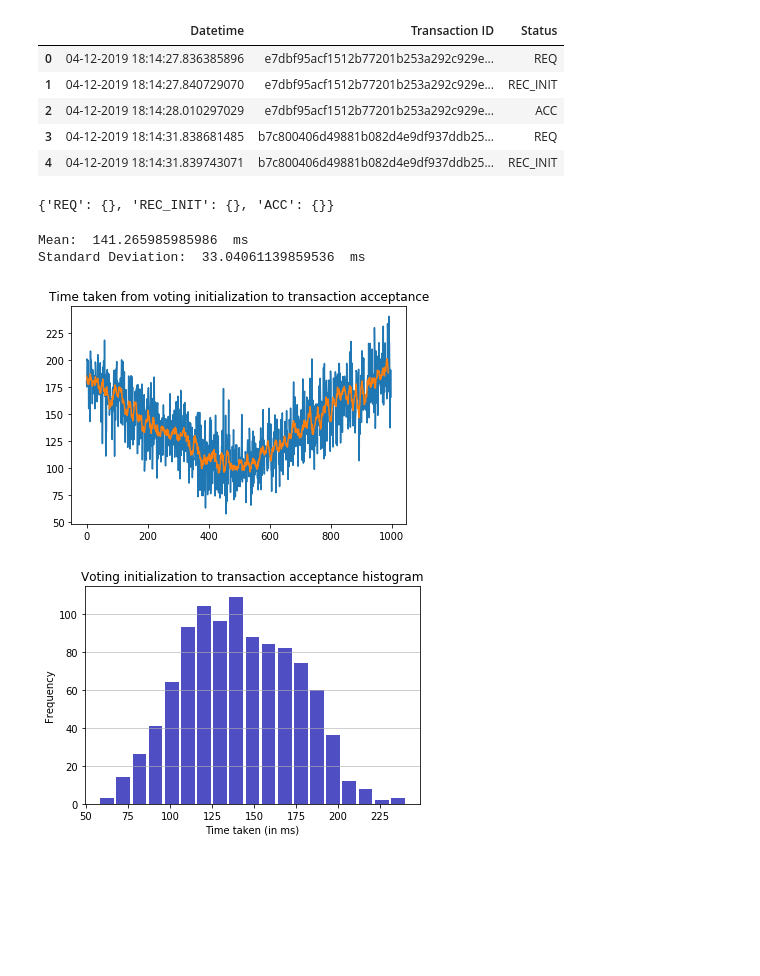
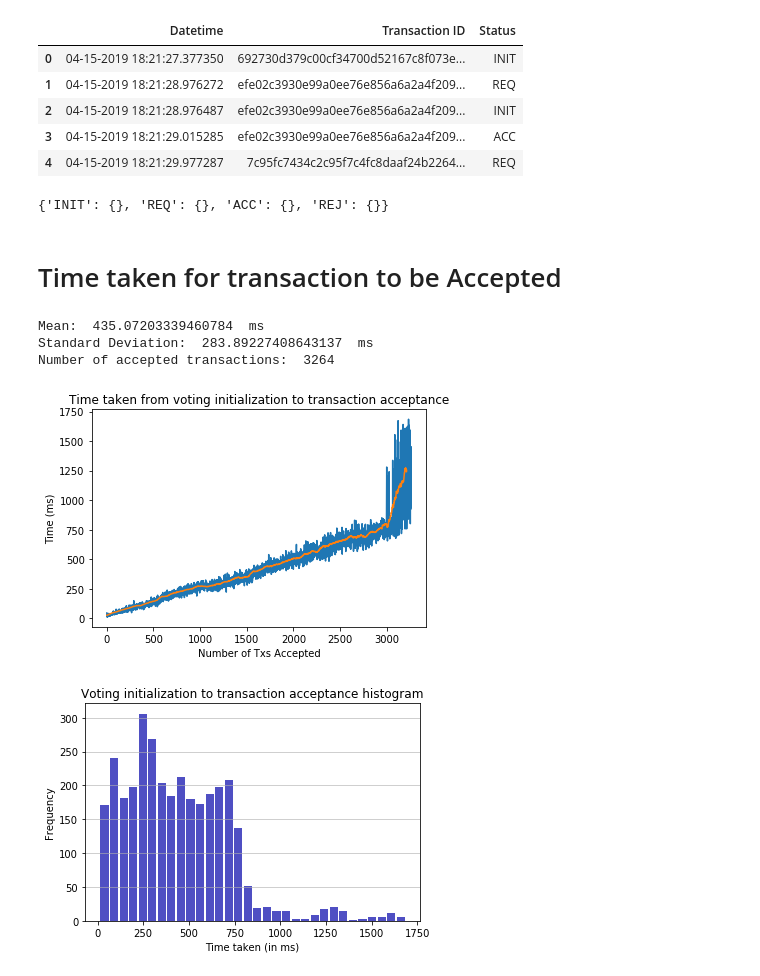
Before and after one commit to hanstananda/blockchain_ureca, a Jupyter notebook: plotter.ipynb, the cells around one changed output. Cells and saved outputs as stored; diff of their text form; code cells hidden in the pictures; blank space fills up the shorter version.

Commit message:
added result test, added rejection graph

```diff
--- a/plotter.ipynb
+++ b/plotter.ipynb
@@ -6,19 +6,19 @@ import statistics
 import os
 import numpy as np
 # %%
-file_location = "./test results/test_2/"
-filename = "3002.csv"
+file_location = "./test results/test_3/"
+filename = "3000.csv"
 data = pd.read_csv(os.path.join(file_location,filename), converters={'Datetime': str.strip, 'Transaction ID': str.strip, 'Status': str.strip})
 # %%
 # Preview data
 data.head()
 # %% [output]
 |  | Datetime | Transaction ID | Status |
-| 0 | 04-12-2019 18:14:27.836385896 | e7dbf95acf1512b77201b253a292c929e... | REQ |
-| 1 | 04-12-2019 18:14:27.840729070 | e7dbf95acf1512b77201b253a292c929e... | REC_INIT |
-| 2 | 04-12-2019 18:14:28.010297029 | e7dbf95acf1512b77201b253a292c929e... | ACC |
-| 3 | 04-12-2019 18:14:31.838681485 | b7c800406d49881b082d4e9df937ddb25... | REQ |
-| 4 | 04-12-2019 18:14:31.839743071 | b7c800406d49881b082d4e9df937ddb25... | REC_INIT |
+| 0 | 04-15-2019 18:21:27.377350 | 692730d379c00cf34700d52167c8f073e... | INIT |
+| 1 | 04-15-2019 18:21:28.976272 | efe02c3930e99a0ee76e856a6a2a4f209... | REQ |
+| 2 | 04-15-2019 18:21:28.976487 | efe02c3930e99a0ee76e856a6a2a4f209... | INIT |
+| 3 | 04-15-2019 18:21:29.015285 | efe02c3930e99a0ee76e856a6a2a4f209... | ACC |
+| 4 | 04-15-2019 18:21:29.977287 | 7c95fc7434c2c95f7c4fc8daaf24b2264... | REQ |
 # %%
 status = data["Status"].unique()
 history = {}
@@ -26,7 +26,7 @@ for i in status:
     history[i] = {}
 print(history)
 # %% [output]
-{'REQ': {}, 'REC_INIT': {}, 'ACC': {}}
+{'INIT': {}, 'REQ': {}, 'ACC': {}, 'REJ': {}}
 # %%
 for key,rows in data.iterrows():
     history[rows["Status"]][rows["Transaction ID"]] = rows["Datetime"]
@@ -43,3 +48,5 @@ for i in status:
+# %% [markdown]
+# Time taken for transaction to be Accepted
 # %%
 time_from_init = {}
 time_from_req = {}
@@ -65,15 +67,19 @@ def movingaverage(interval, window_size):
 # %%
 plt.title('Time taken from voting initialization to transaction acceptance')
+plt.xlabel('Number of Txs Accepted')
+plt.ylabel('Time (ms)')
 plt.plot(list_time_from_init)
-x_av = movingaverage(list_time_from_init, 10)
+x_av = movingaverage(list_time_from_init, 50)
 plt.plot(x_av)
 print("Mean: ",statistics.mean(list_time_from_init)," ms")
 print("Standard Deviation: ",statistics.stdev(list_time_from_init)," ms")
-plt.savefig(os.path.join(file_location,"res.png"))
+print("Number of accepted transactions: ", len(list_time_from_init))
+plt.savefig(os.path.join(file_location,"res_acc_init.png"))
 # %% [output]
-Mean:  141.265985985986  ms
-Standard Deviation:  33.04061139859536  ms
+Mean:  435.07203339460784  ms
+Standard Deviation:  283.89227408643137  ms
+Number of accepted transactions:  3264
-[figure, old version]
+[figure, new version]
 # %%
 hist, bin_edges = np.histogram(list_time_from_init)
 n, bins, patches = plt.hist(x=list_time_from_init, bins='auto',
@@ -86,6 +92,6 @@ maxfreq = n.max()
 # Set a clean upper y-axis limit.
 #plt.ylim(ymax=np.ceil(maxfreq / 10) * 10 if maxfreq % 10 else maxfreq + 10)
 # %% [output]
-[figure, old version]
+[figure, new version]
 # %%
 plt.title('Time taken from voting request to transaction acceptance')
```
Also changed, not shown: parts of 8 cells of this notebook, 8 other files.
